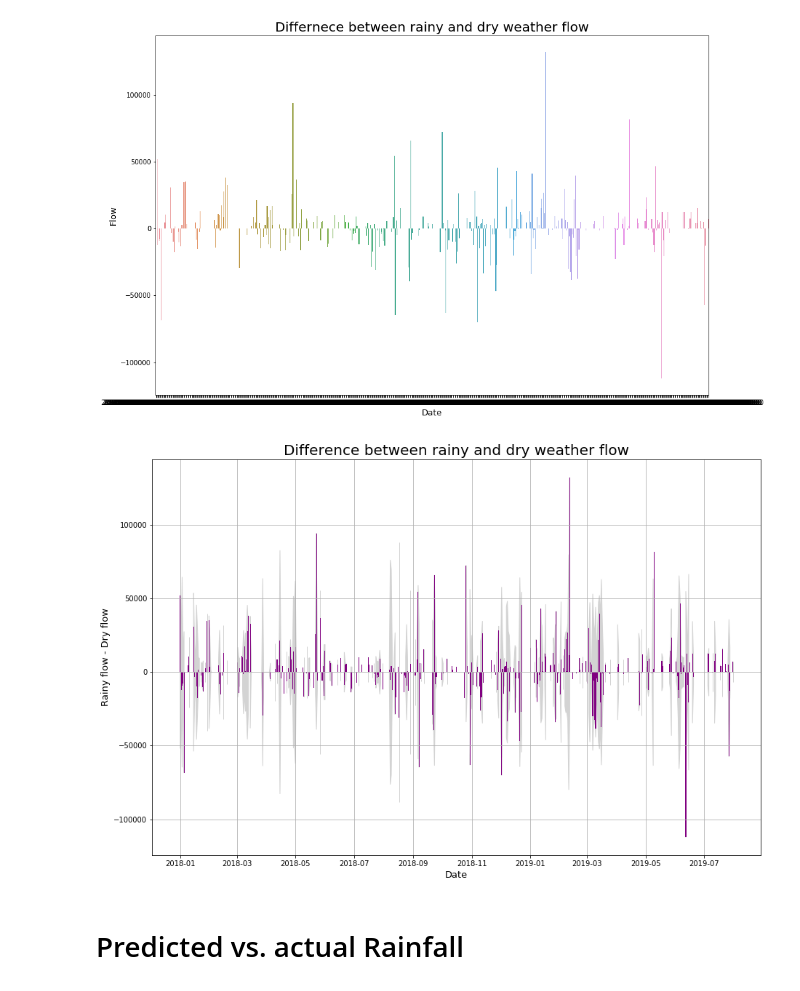
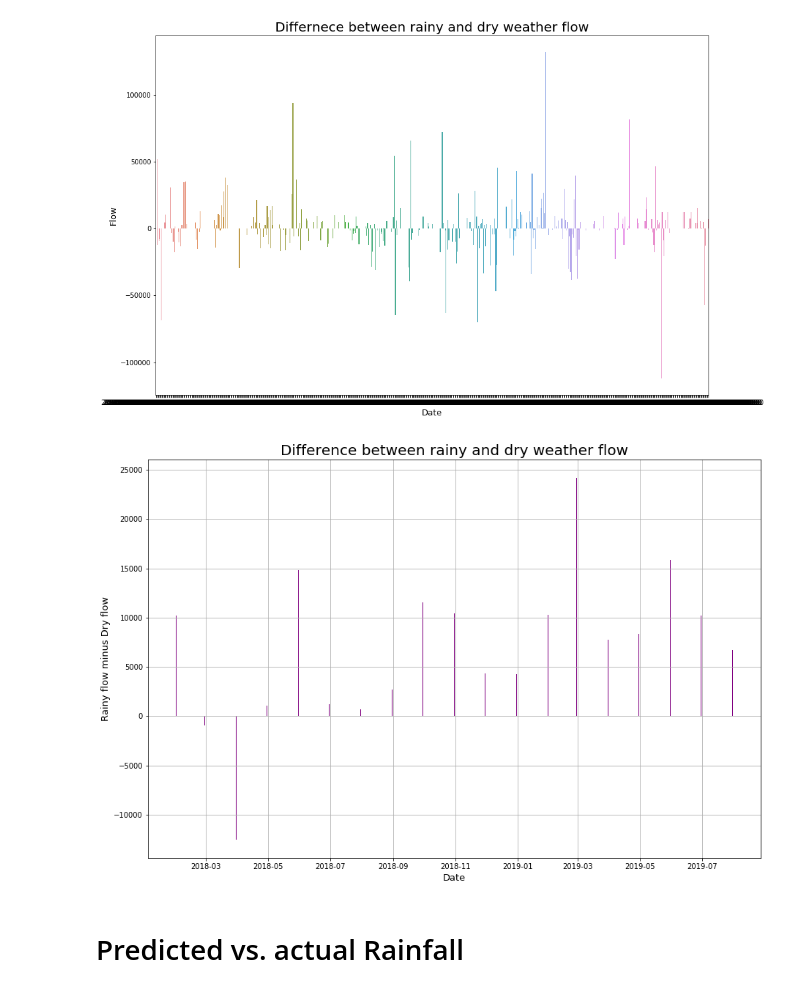
Before and after one commit to rogertian0707/jbg060, a Jupyter notebook: code/combine_rain_pump.ipynb, the cells around one changed output. Saved outputs shown, nothing was run; the diff lists cells and outputs as text; code cells hidden in the pictures.

```diff
--- a/code/combine_rain_pump.ipynb
+++ b/code/combine_rain_pump.ipynb
@@ -605,6 +625,9 @@ dry_year = combined_rain_pump[combined_rain_pump['Haarsteeg'] == 0]
 
 rain_acc = rain_year.resample("D").mean()
 dry_acc = dry_year.resample("D").mean()
+# %%
+rain_acc_M = rain_acc.resample('M').mean()
+dry_acc_M = dry_acc.resample('M').mean()
 # %%
 #add the standarddeviations to the differences
 deviations = pd.DataFrame((rain_year.resample("D").std()['RG8170_flow'] + dry_year.resample("D").std()['RG8170_flow']) / 2)
@@ -628,4 +651,4 @@ dry_acc.head()
 | 2018-01-03 | 0.0 | 0.003142 | 551.666667 | 32.641667 | 126708.858333 | -79.500000 |
 | 2018-01-04 | 0.0 | 0.002979 | 143.157895 | 9.552632 | 37690.594737 | -123.952632 |
 # %%
-diff = pd.DataFrame(rain_acc['RG8170_flow'] - dry_acc['RG8170_flow'])
+diff = pd.DataFrame(rain_acc_M['RG8170_flow'] - dry_acc_M['RG8170_flow'])
@@ -651,22 +666,22 @@ ax1.set_title('Differnece between rainy and dry weather flow', fontsize = 20) ;
 # %%
 fig = plt.figure(figsize=(15,10))
 ax1 = fig.add_subplot(111)
 
 ax1.bar(diff.index, diff['RG8170_flow'], color = 'purple')
 
-ax1.fill_between(diff.index, diff['RG8170_flow'], deviations['RG8170_flow'], color = 'lightgrey')
-ax1.fill_between(diff.index, diff['RG8170_flow'], deviations['RG8170_flow'] * (-1), color = 'lightgrey')
+#ax1.fill_between(diff.index, diff['RG8170_flow'], deviations['RG8170_flow'], color = 'lightgrey')
+#ax1.fill_between(diff.index, diff['RG8170_flow'], deviations['RG8170_flow'] * (-1), color = 'lightgrey')
 
 
 
 #sns.distplot(dry)
 ax1.set_xlabel('Date', fontsize = 13)
-ax1.set_ylabel('Rainy flow - Dry flow', fontsize = 13)
+ax1.set_ylabel('Rainy flow minus Dry flow', fontsize = 13)
 ax1.set_title('Difference between rainy and dry weather flow', fontsize = 20)
 plt.grid()
-fig.savefig("../graphs/"+"FlowBehavior.png");
+fig.savefig("../graphs/"+"Weatherflowdiff.png");
 # %% [output]
-[figure, old version]
+[figure, new version]
 # %% [markdown]
 # Predicted vs. actual Rainfall
 # %%
```
Also changed, not shown: parts of 2 cells of this notebook, 1 other file.
